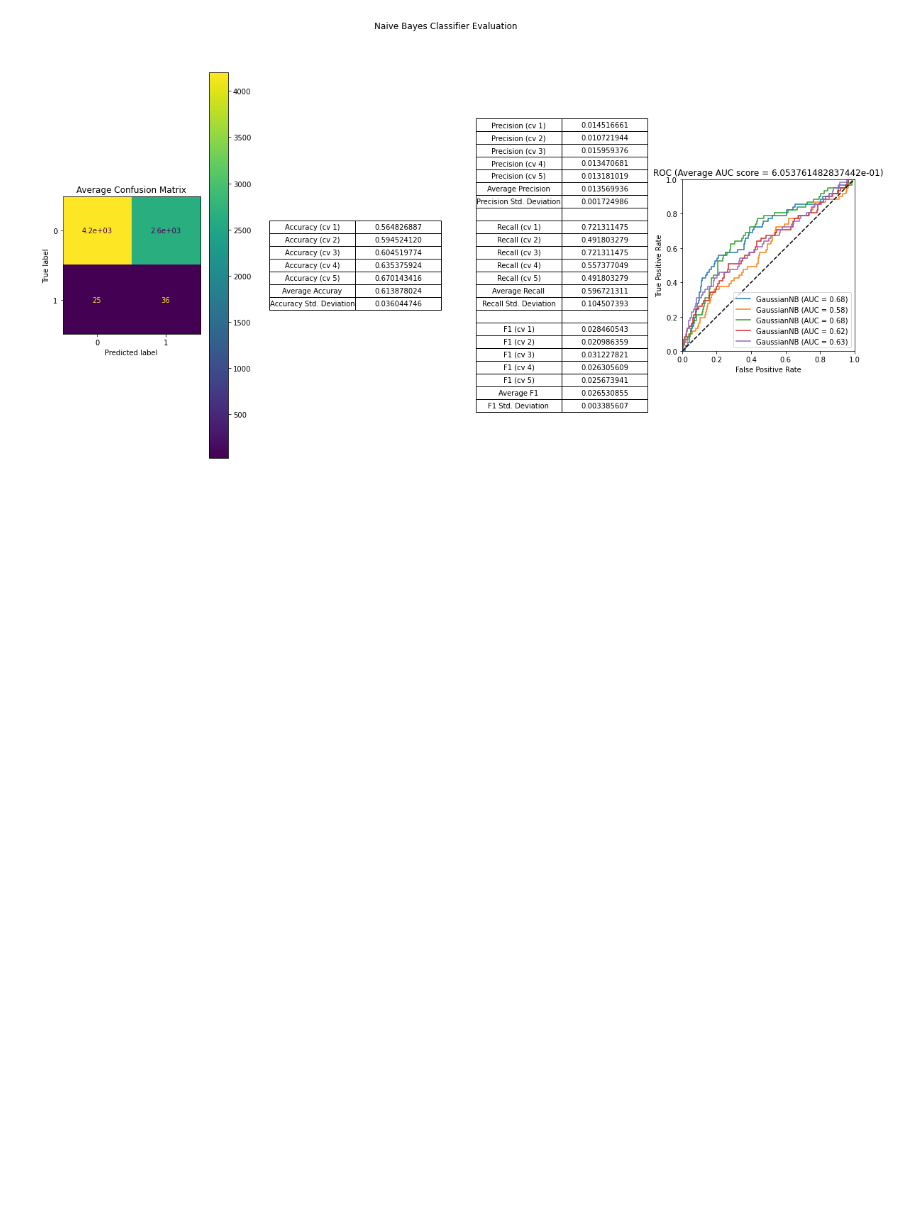
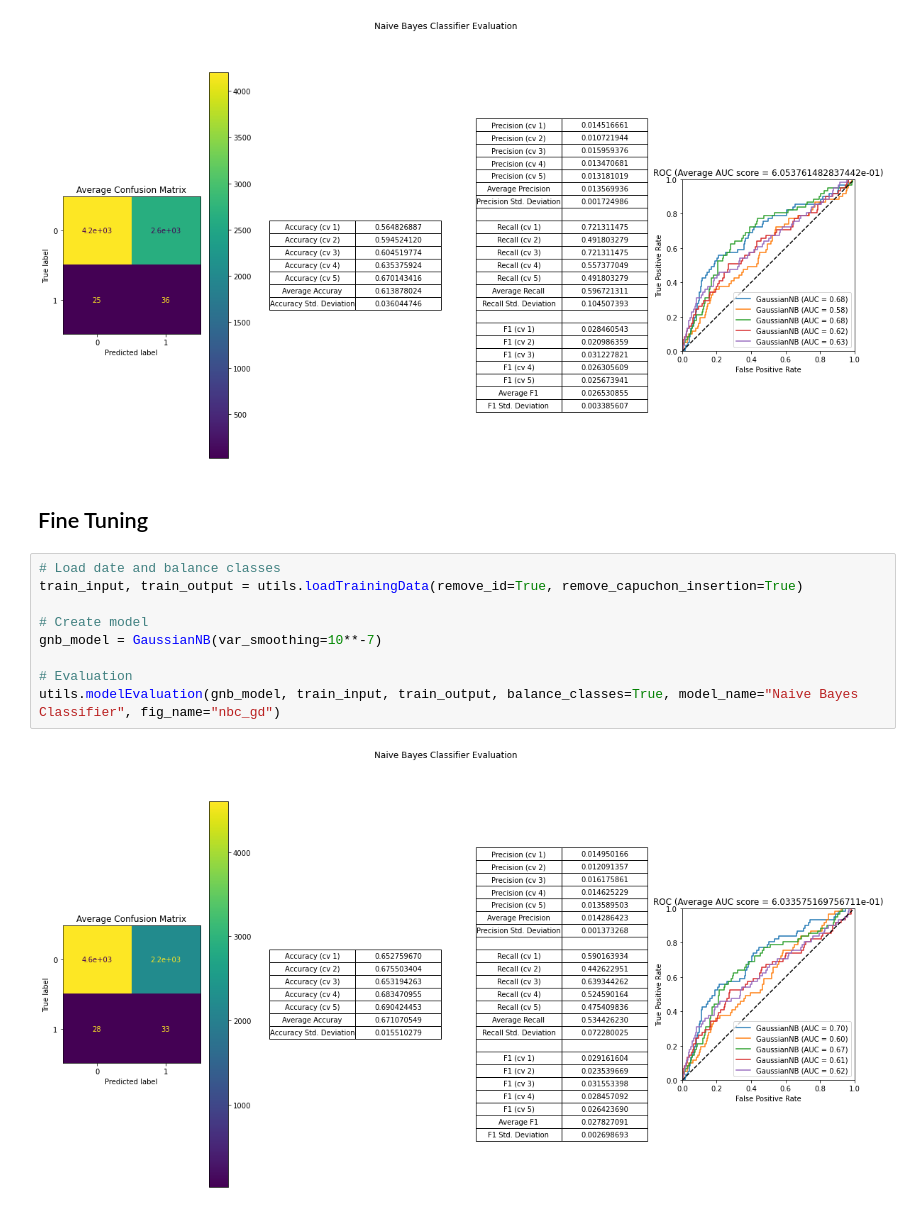
Before and after one commit to FABallemand/DefectPredictionOnProductionLines, a Jupyter notebook: naive_bayes_classifier.ipynb, the cells around one changed output. Saved outputs shown, nothing was run; the diff lists cells and outputs as text; blank space fills up the shorter version.

```diff
--- a/naive_bayes_classifier.ipynb
+++ b/naive_bayes_classifier.ipynb
@@ -70,3 +70,16 @@ gnb_model = GaussianNB()
 utils.modelEvaluation(gnb_model, train_input, train_output, balance_classes=True, model_name="Naive Bayes Classifier", fig_name="nbc_d")
 # %% [output]
 [figure]
+# %% [markdown]
+## Fine Tuning
+# %%
+# Load date and balance classes
+train_input, train_output = utils.loadTrainingData(remove_id=True, remove_capuchon_insertion=True)
+
+# Create model
+gnb_model = GaussianNB(var_smoothing=10**-7)
+
+# Evaluation
+utils.modelEvaluation(gnb_model, train_input, train_output, balance_classes=True, model_name="Naive Bayes Classifier", fig_name="nbc_gd")
+# %% [output]
+[figure, added]
```
Also changed, not shown: 15 other files.
